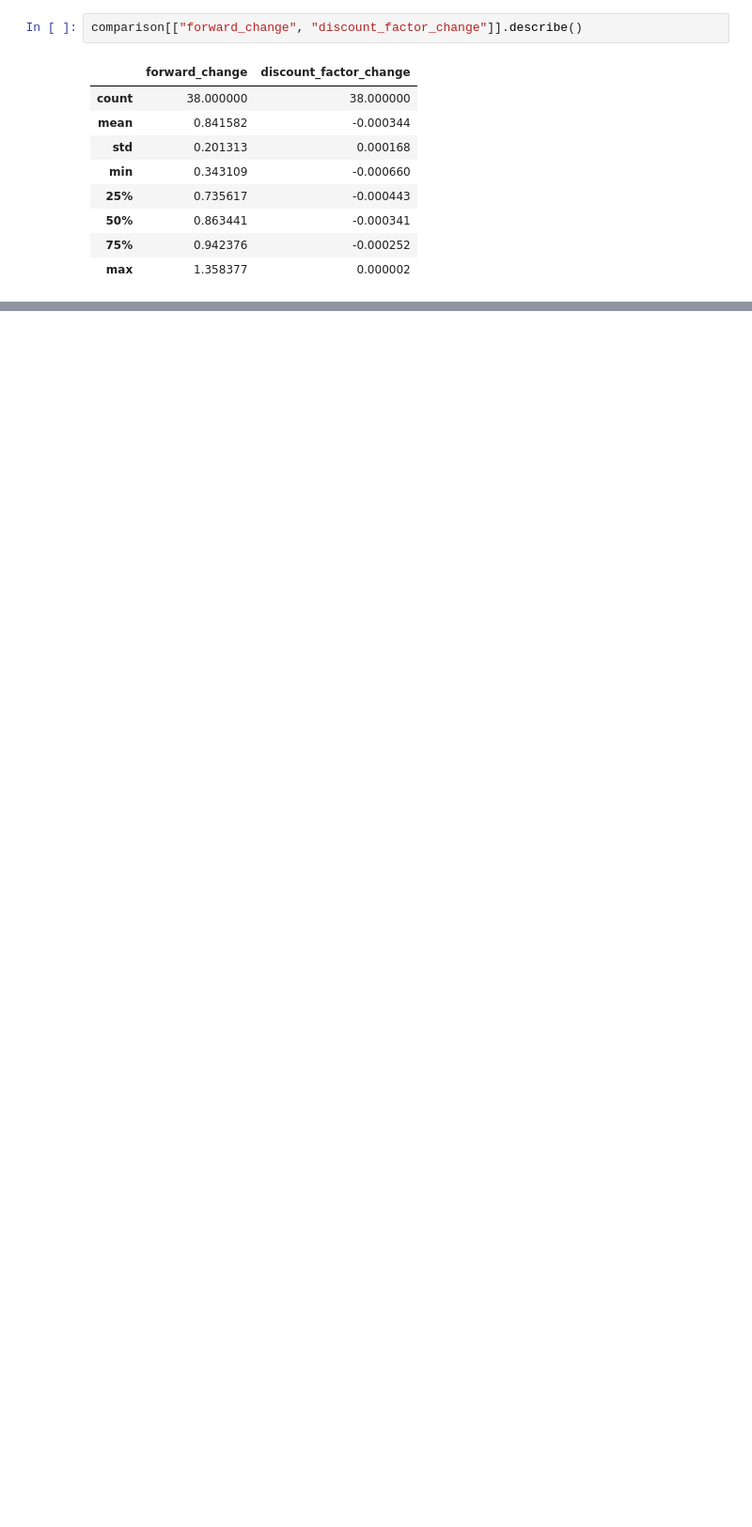
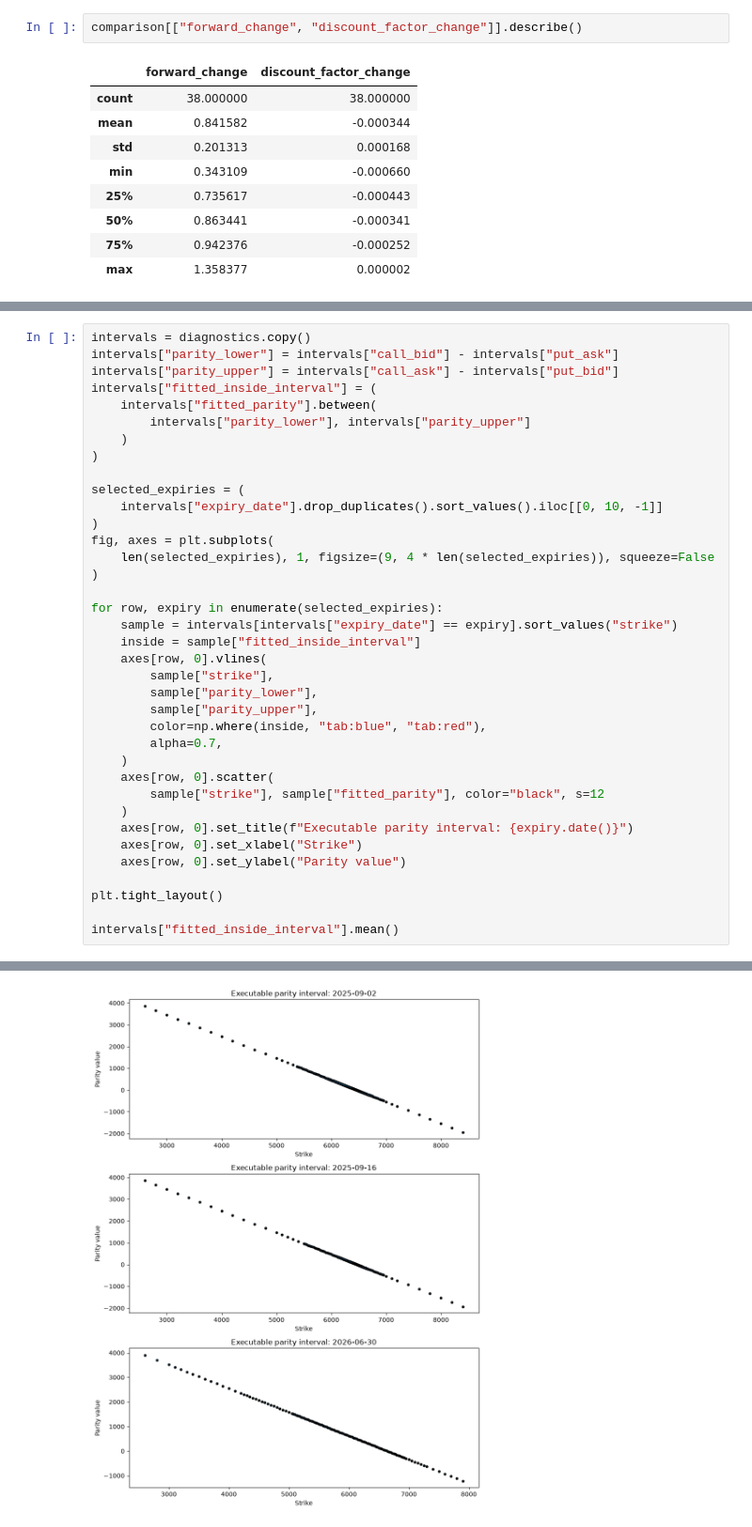
Before and after one commit to MMillward2012/Volatility-Forecasting-and-Options-Trading, a Jupyter notebook: notebooks/forward_inference_diagnostics.ipynb, the cells around one changed output, grey strips where cells are left out. Shown at 94% size. Saved outputs shown, nothing was run; the diff lists cells and outputs as text; blank space fills up the shorter version.

```diff
--- a/notebooks/forward_inference_diagnostics.ipynb
+++ b/notebooks/forward_inference_diagnostics.ipynb
@@ -176,0 +267,38 @@ comparison[["forward_change", "discount_factor_change"]].describe()
+# %%
+intervals = diagnostics.copy()
+intervals["parity_lower"] = intervals["call_bid"] - intervals["put_ask"]
+intervals["parity_upper"] = intervals["call_ask"] - intervals["put_bid"]
+intervals["fitted_inside_interval"] = (
+    intervals["fitted_parity"].between(
+        intervals["parity_lower"], intervals["parity_upper"]
+    )
+)
+
+selected_expiries = (
+    intervals["expiry_date"].drop_duplicates().sort_values().iloc[[0, 10, -1]]
+)
+fig, axes = plt.subplots(
+    len(selected_expiries), 1, figsize=(9, 4 * len(selected_expiries)), squeeze=False
+)
+
+for row, expiry in enumerate(selected_expiries):
+    sample = intervals[intervals["expiry_date"] == expiry].sort_values("strike")
+    inside = sample["fitted_inside_interval"]
+    axes[row, 0].vlines(
+        sample["strike"],
+        sample["parity_lower"],
+        sample["parity_upper"],
+        color=np.where(inside, "tab:blue", "tab:red"),
+        alpha=0.7,
+    )
+    axes[row, 0].scatter(
+        sample["strike"], sample["fitted_parity"], color="black", s=12
+    )
+    axes[row, 0].set_title(f"Executable parity interval: {expiry.date()}")
+    axes[row, 0].set_xlabel("Strike")
+    axes[row, 0].set_ylabel("Parity value")
+
+plt.tight_layout()
+
+intervals["fitted_inside_interval"].mean()
+# %% [output]
@@ -176,0 +306 @@ comparison[["forward_change", "discount_factor_change"]].describe()
+[figure, added]
```
Also changed, not shown: parts of 12 cells of this notebook.
